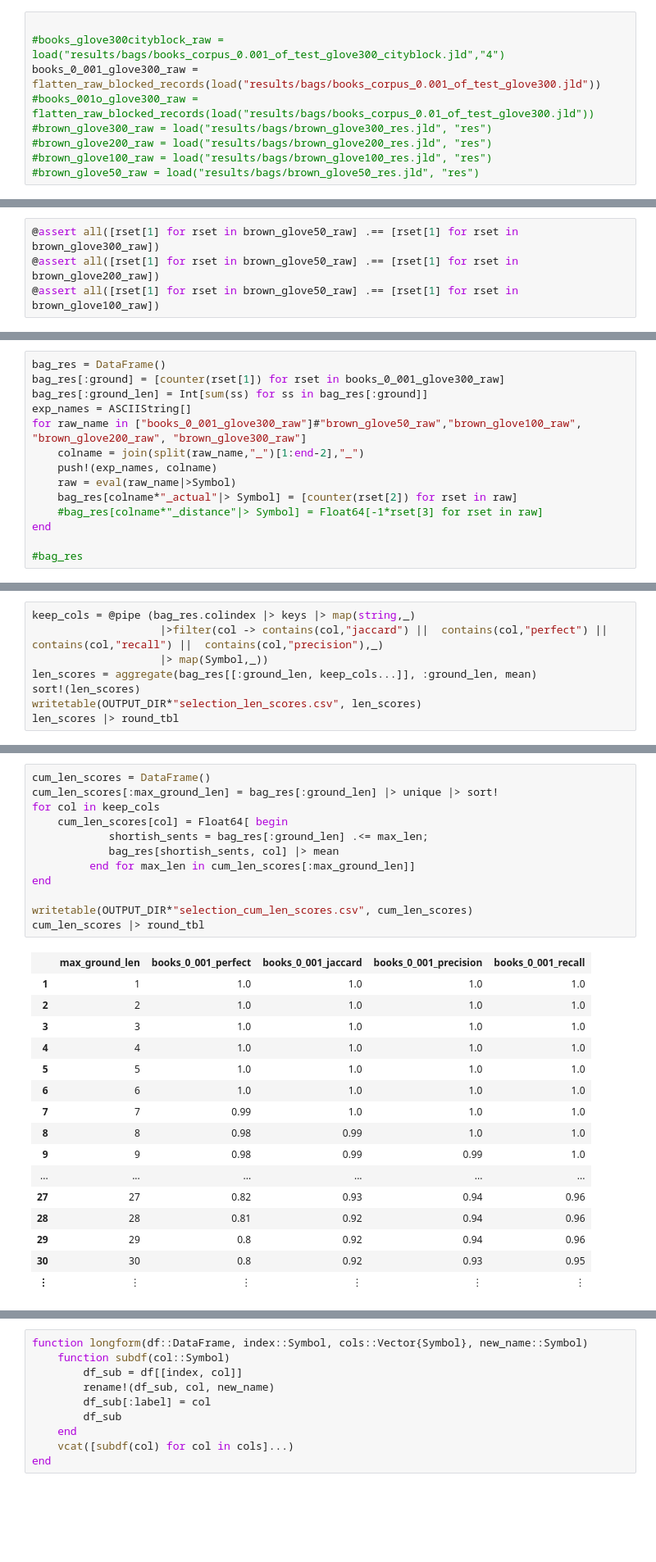
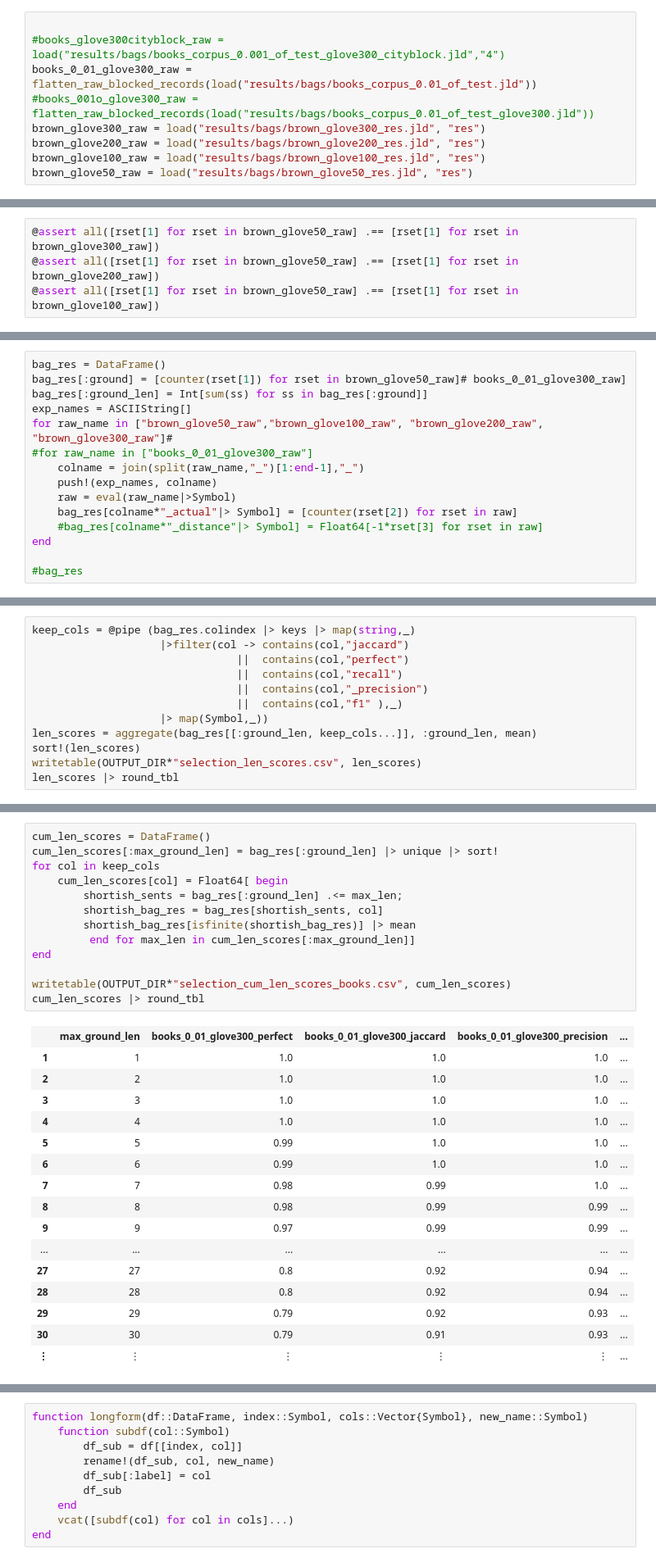
Before and after one commit to oxinabox/phd, a Jupyter notebook: prototypes/SumOfWordEmbeddings/ResAna.ipynb, the cells around one changed output, grey strips where cells are left out. Shown at 82% size. Saved outputs shown, nothing was run; the diff lists cells and outputs as text; blank space fills up the shorter version.

```diff
--- a/prototypes/SumOfWordEmbeddings/ResAna.ipynb
+++ b/prototypes/SumOfWordEmbeddings/ResAna.ipynb
@@ -98,10 +103,10 @@ flatten_raw_blocked_records (generic function with 1 method)
 # %%
 
 #books_glove300cityblock_raw = load("results/bags/books_corpus_0.001_of_test_glove300_cityblock.jld","4")
-books_0_001_glove300_raw = flatten_raw_blocked_records(load("results/bags/books_corpus_0.001_of_test_glove300.jld"))
+books_0_01_glove300_raw = flatten_raw_blocked_records(load("results/bags/books_corpus_0.01_of_test.jld"))
 #books_001o_glove300_raw = flatten_raw_blocked_records(load("results/bags/books_corpus_0.01_of_test_glove300.jld"))
-#brown_glove300_raw = load("results/bags/brown_glove300_res.jld", "res")
-#brown_glove200_raw = load("results/bags/brown_glove200_res.jld", "res")
-#brown_glove100_raw = load("results/bags/brown_glove100_res.jld", "res")
-#brown_glove50_raw = load("results/bags/brown_glove50_res.jld", "res")
+brown_glove300_raw = load("results/bags/brown_glove300_res.jld", "res")
+brown_glove200_raw = load("results/bags/brown_glove200_res.jld", "res")
+brown_glove100_raw = load("results/bags/brown_glove100_res.jld", "res")
+brown_glove50_raw = load("results/bags/brown_glove50_res.jld", "res")
 # %% [output]
@@ -129,10 +139,11 @@ books_0_001_glove300_raw = flatten_raw_blocked_records(load("results/bags/books_
 # %%
 bag_res = DataFrame()
-bag_res[:ground] = [counter(rset[1]) for rset in books_0_001_glove300_raw]
+bag_res[:ground] = [counter(rset[1]) for rset in brown_glove50_raw]# books_0_01_glove300_raw]
 bag_res[:ground_len] = Int[sum(ss) for ss in bag_res[:ground]]
 exp_names = ASCIIString[]
-for raw_name in ["books_0_001_glove300_raw"]#"brown_glove50_raw","brown_glove100_raw", "brown_glove200_raw", "brown_glove300_raw"]
-    colname = join(split(raw_name,"_")[1:end-2],"_")
+for raw_name in ["brown_glove50_raw","brown_glove100_raw", "brown_glove200_raw", "brown_glove300_raw"]#
+#for raw_name in ["books_0_01_glove300_raw"]
+    colname = join(split(raw_name,"_")[1:end-1],"_")
     push!(exp_names, colname)
     raw = eval(raw_name|>Symbol)
     bag_res[colname*"_actual"|> Symbol] = [counter(rset[2]) for rset in raw]
@@ -162,6 +163,10 @@ bag_res.colindex |> keys
 # %%
 keep_cols = @pipe (bag_res.colindex |> keys |> map(string,_)
-                    |>filter(col -> contains(col,"jaccard") ||  contains(col,"perfect") ||  contains(col,"recall") ||  contains(col,"precision"),_)
+                    |>filter(col -> contains(col,"jaccard")
+                                ||  contains(col,"perfect")
+                                ||  contains(col,"recall")
+                                ||  contains(col,"_precision")
+                                ||  contains(col,"f1" ),_)
                     |> map(Symbol,_))
 len_scores = aggregate(bag_res[[:ground_len, keep_cols...]], :ground_len, mean)
 sort!(len_scores)
@@ -187,30 +194,31 @@ len_scores |> round_tbl
 # %%
 cum_len_scores = DataFrame()
 cum_len_scores[:max_ground_len] = bag_res[:ground_len] |> unique |> sort!
 for col in keep_cols
     cum_len_scores[col] = Float64[ begin
-            shortish_sents = bag_res[:ground_len] .<= max_len;
-            bag_res[shortish_sents, col] |> mean
+        shortish_sents = bag_res[:ground_len] .<= max_len;
+        shortish_bag_res = bag_res[shortish_sents, col]
+        shortish_bag_res[isfinite(shortish_bag_res)] |> mean
          end for max_len in cum_len_scores[:max_ground_len]]
 end
 
-writetable(OUTPUT_DIR*"selection_cum_len_scores.csv", cum_len_scores)
+writetable(OUTPUT_DIR*"selection_cum_len_scores_books.csv", cum_len_scores)
 cum_len_scores |> round_tbl
 # %% [output]
-|  | max_ground_len | books_0_001_perfect | books_0_001_jaccard | books_0_001_precision | books_0_001_recall |
-| 1 | 1 | 1.0 | 1.0 | 1.0 | 1.0 |
-| 2 | 2 | 1.0 | 1.0 | 1.0 | 1.0 |
-| 3 | 3 | 1.0 | 1.0 | 1.0 | 1.0 |
-| 4 | 4 | 1.0 | 1.0 | 1.0 | 1.0 |
-| 5 | 5 | 1.0 | 1.0 | 1.0 | 1.0 |
-| 6 | 6 | 1.0 | 1.0 | 1.0 | 1.0 |
-| 7 | 7 | 0.99 | 1.0 | 1.0 | 1.0 |
-| 8 | 8 | 0.98 | 0.99 | 1.0 | 1.0 |
-| 9 | 9 | 0.98 | 0.99 | 0.99 | 1.0 |
+|  | max_ground_len | books_0_01_glove300_perfect | books_0_01_glove300_jaccard | books_0_01_glove300_precision | ... |
+| 1 | 1 | 1.0 | 1.0 | 1.0 | ... |
+| 2 | 2 | 1.0 | 1.0 | 1.0 | ... |
+| 3 | 3 | 1.0 | 1.0 | 1.0 | ... |
+| 4 | 4 | 1.0 | 1.0 | 1.0 | ... |
+| 5 | 5 | 0.99 | 1.0 | 1.0 | ... |
+| 6 | 6 | 0.99 | 1.0 | 1.0 | ... |
+| 7 | 7 | 0.98 | 0.99 | 1.0 | ... |
+| 8 | 8 | 0.98 | 0.99 | 0.99 | ... |
+| 9 | 9 | 0.97 | 0.99 | 0.99 | ... |
 | ... | ... | ... | ... | ... | ... |
-| 27 | 27 | 0.82 | 0.93 | 0.94 | 0.96 |
-| 28 | 28 | 0.81 | 0.92 | 0.94 | 0.96 |
-| 29 | 29 | 0.8 | 0.92 | 0.94 | 0.96 |
-| 30 | 30 | 0.8 | 0.92 | 0.93 | 0.95 |
-| ⋮ | ⋮ | ⋮ | ⋮ | ⋮ | ⋮ |
+| 27 | 27 | 0.8 | 0.92 | 0.94 | ... |
+| 28 | 28 | 0.8 | 0.92 | 0.94 | ... |
+| 29 | 29 | 0.79 | 0.92 | 0.93 | ... |
+| 30 | 30 | 0.79 | 0.91 | 0.93 | ... |
+| ⋮ | ⋮ | ⋮ | ⋮ | ⋮ | ... |
 # %%
```
Also changed, not shown: parts of 30 cells of this notebook, 1 other file.
